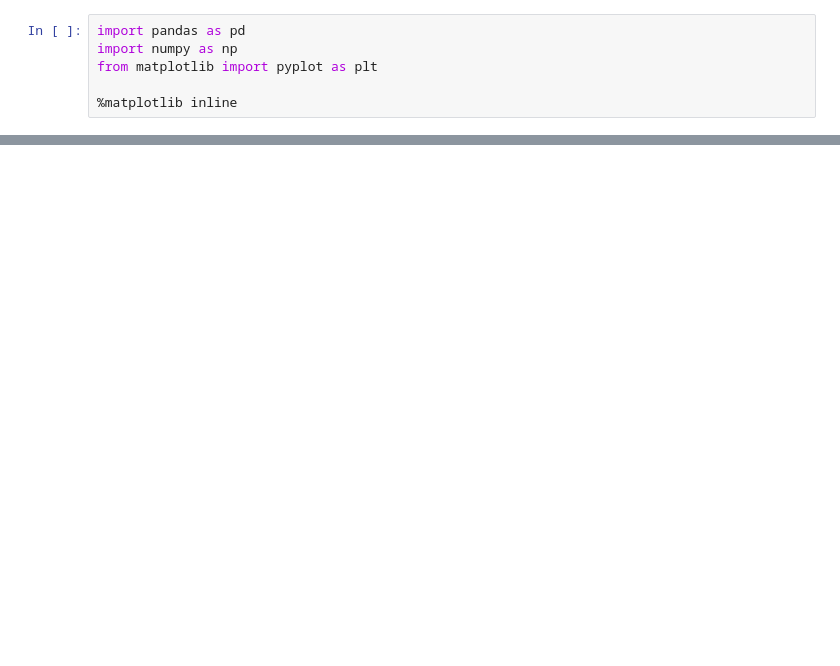
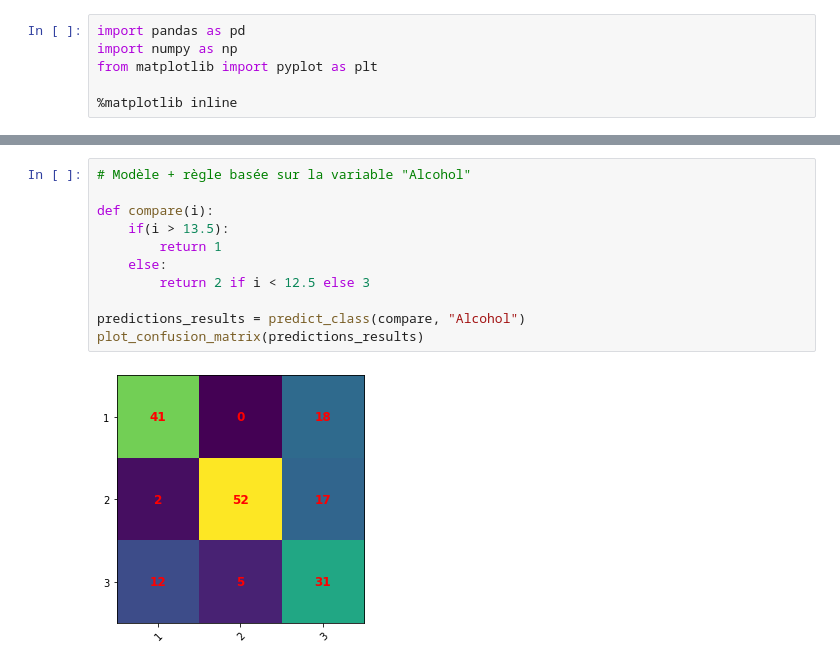
Before and after one commit to KevinFerati/LaboISD, a Jupyter notebook: 4 - Apprentissage supervisé/Ferati_Ganty_ISD_TP4.ipynb, the cells around one changed output, grey strips where cells are left out. Cells and saved outputs as stored; diff of their text form; blank space fills up the shorter version.

```diff
--- a/4 - Apprentissage supervisé/Ferati_Ganty_ISD_TP4.ipynb
+++ b/4 - Apprentissage supervisé/Ferati_Ganty_ISD_TP4.ipynb
@@ -26,0 +129,13 @@ raw_data
+# %%
+# Modèle + règle basée sur la variable "Alcohol"
+
+def compare(i):
+    if(i > 13.5):
+        return 1
+    else:
+        return 2 if i < 12.5 else 3
+
+predictions_results = predict_class(compare, "Alcohol")
+plot_confusion_matrix(predictions_results)
+# %% [output]
+[figure, added]
```
Also changed, not shown: parts of 19 cells of this notebook.
